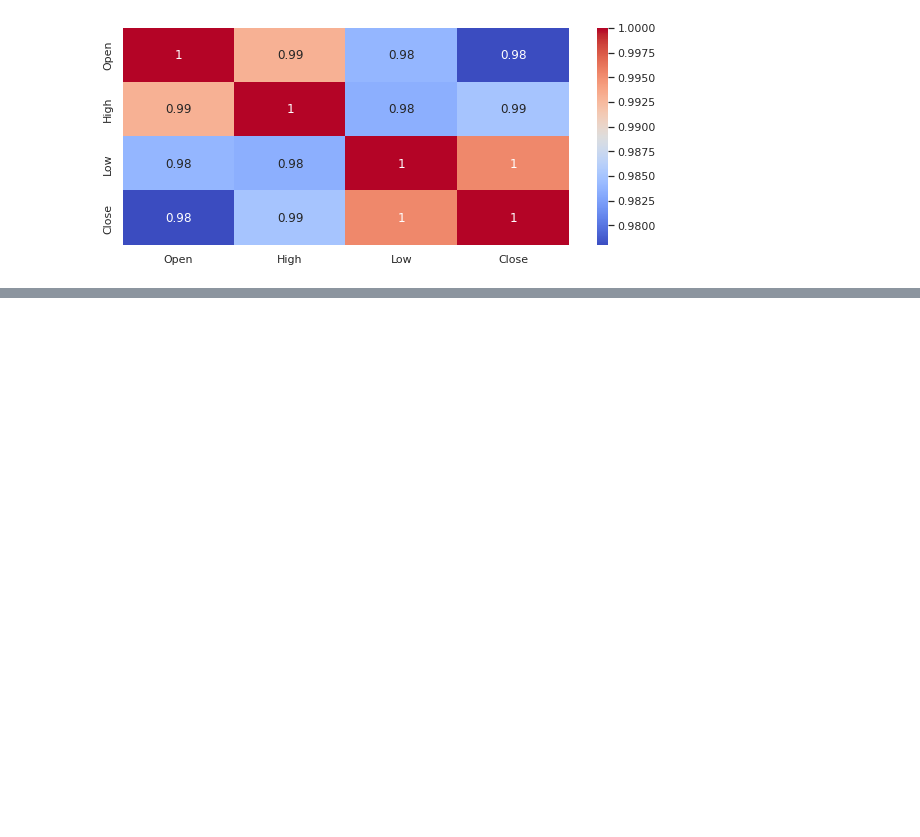
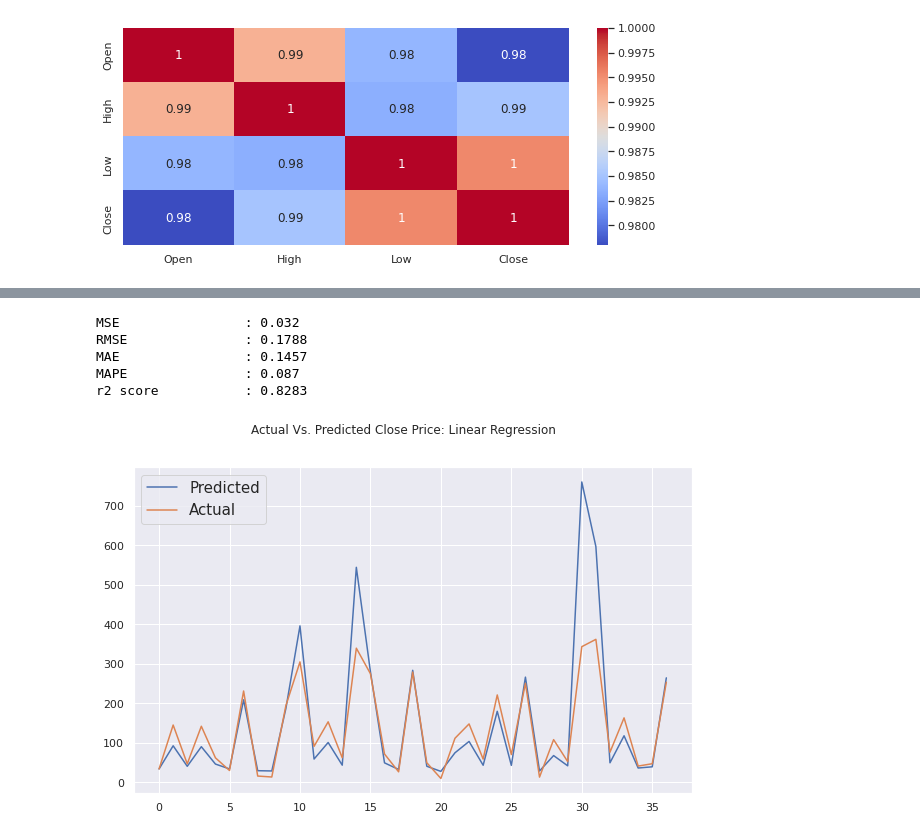
Before and after one commit to kunalNbadgujar/YES-BANK-STOCK-CLOSING-PRICE-PREDICTION, a Jupyter notebook: team_YESBANK_STOCK_CLOSING_PRICE_PREDICTION.ipynb, the cells around one changed output, grey strips where cells are left out. Saved outputs shown, nothing was run; the diff lists cells and outputs as text; code cells hidden in the pictures; blank space fills up the shorter version.

```diff
--- a/team_YESBANK_STOCK_CLOSING_PRICE_PREDICTION.ipynb
+++ b/team_YESBANK_STOCK_CLOSING_PRICE_PREDICTION.ipynb
@@ -339,0 +454,6 @@ plt.show()
+# %%
+X=df1.drop(columns=['Date','Close']).apply(zscore)
+y=np.log10(df['Close'])
+# %%
+#Creating Trainig and Testing set of our dataset
+X_train, X_test, y_train, y_test=train_test_split(X,y,test_size=0.2,random_state=0)
@@ -339,0 +474,3 @@ plt.show()
+# %%
+regressor=LinearRegression()
+regressor_model=regressor.fit(X_train,y_train)
@@ -339,0 +495,3 @@ plt.show()
+# %%
+y_pred=regressor.predict(X_test)
+y_pred
@@ -339,0 +518,23 @@ plt.show()
+# %%
+#Checking the Test performance of Linear Regression Model.
+print('MSE                :', round(mean_squared_error(y_test,y_pred),4))
+print('RMSE               :',round(np.sqrt(mean_squared_error(y_test,y_pred)),4))
+print('MAE                :',round(mean_absolute_error(y_test,y_pred),4))
+print('MAPE               :',round(mean_absolute_percentage_error(y_test,y_pred),4))
+print('r2 score           :',round(r2_score(y_test,y_pred),4))
+# %% [output]
+MSE                : 0.032
+RMSE               : 0.1788
+MAE                : 0.1457
+MAPE               : 0.087
+r2 score           : 0.8283
+# %%
+# Actual vs Predicted
+plt.figure(figsize=(10,6))
+plt.plot(10**(y_pred))
+plt.plot(10**(np.array(y_test)))
+plt.legend(['Predicted','Actual'],fontsize=15)
+plt.suptitle('Actual Vs. Predicted Close Price: Linear Regression', fontsize=12)
+plt.show()
+# %% [output]
+[figure, added]
```
Also changed, not shown: parts of 66 cells of this notebook.
